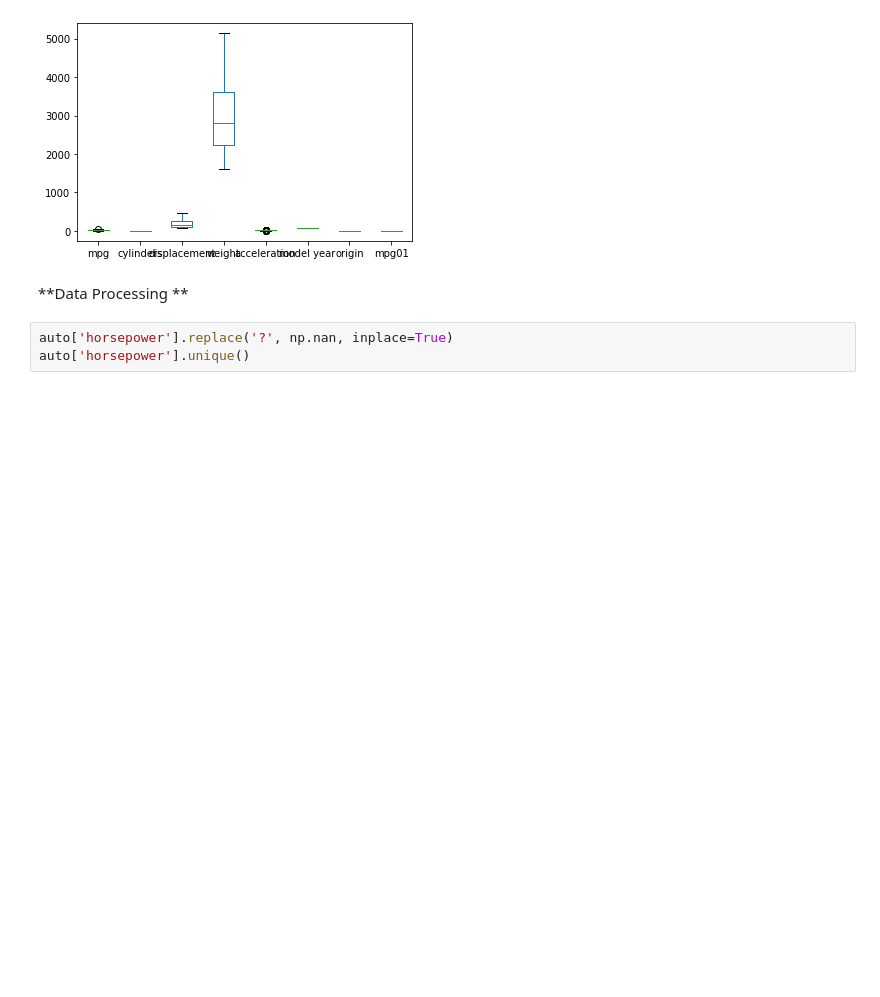
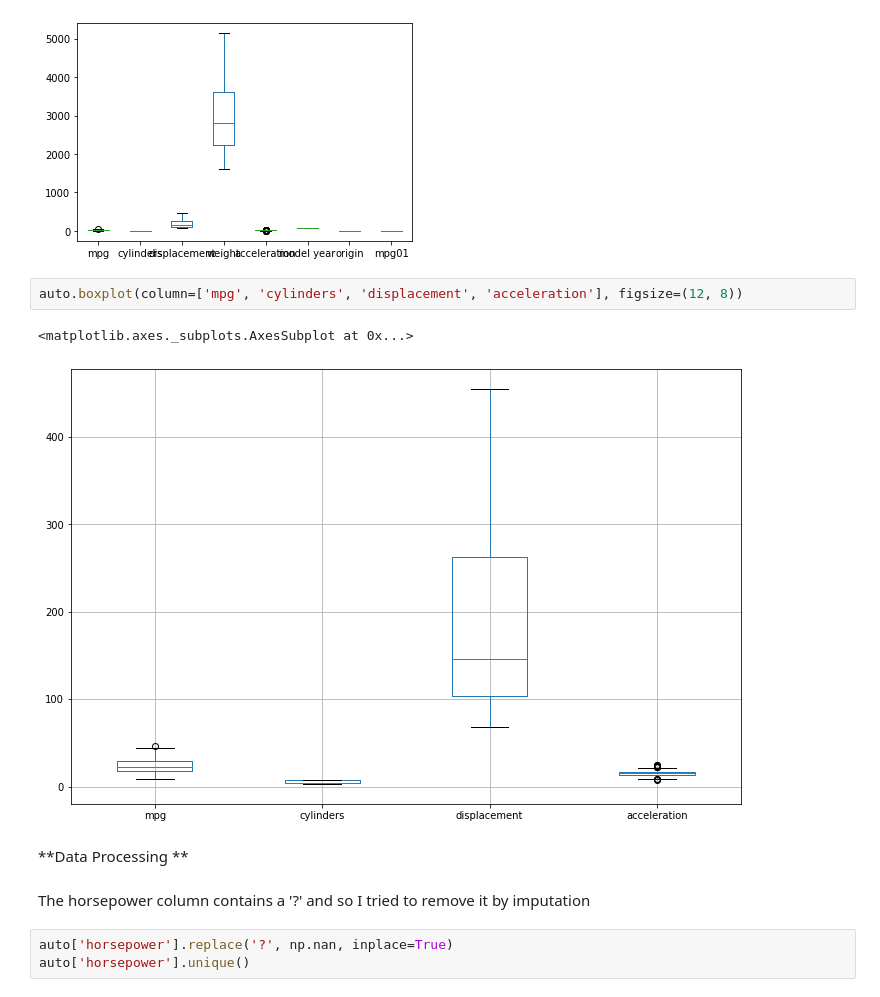
Before and after one commit to blessjal/practicums, a Jupyter notebook: hwk2.ipynb, the cells around one changed output. Cells and saved outputs as stored; diff of their text form; blank space fills up the shorter version.

```diff
--- a/hwk2.ipynb
+++ b/hwk2.ipynb
@@ -61,9 +67,16 @@ auto.plot(kind='box')
 # %% [output]
 <matplotlib.axes._subplots.AxesSubplot at 0x...>
 [figure]
+# %%
+auto.boxplot(column=['mpg', 'cylinders', 'displacement', 'acceleration'], figsize=(12, 8))
+# %% [output]
+<matplotlib.axes._subplots.AxesSubplot at 0x...>
+[figure, added]
 # %% [markdown]
 
 **Data Processing **
+# %% [markdown]
+The horsepower column contains a '?' and so I tried to remove it by imputation
 # %%
 auto['horsepower'].replace('?', np.nan, inplace=True)
 auto['horsepower'].unique()
```
Also changed, not shown: parts of 41 cells of this notebook.
